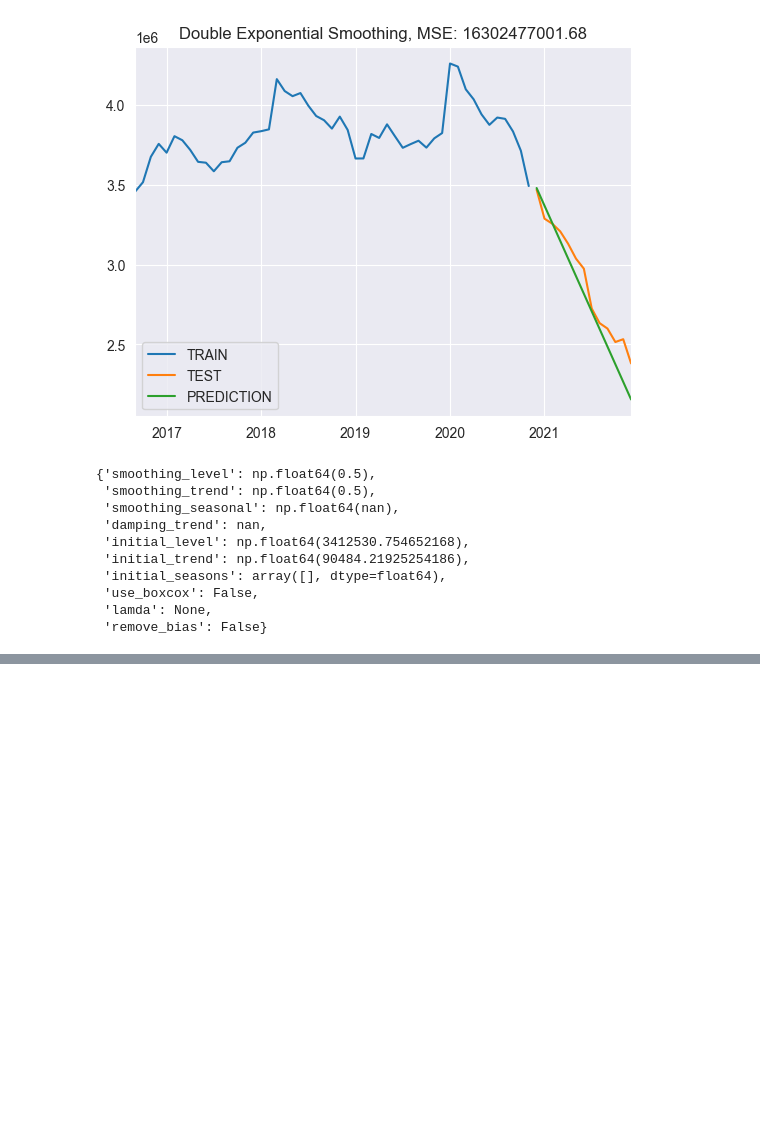
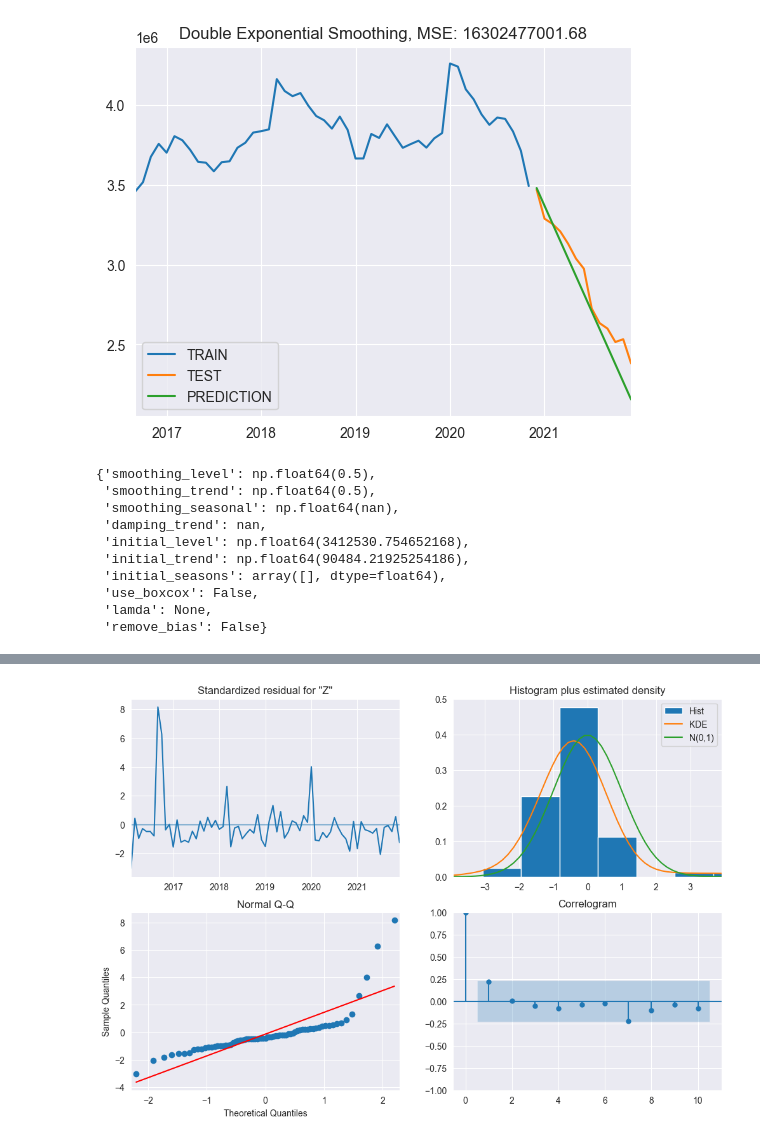
Before and after one commit to JarlPenguin/anomaly_analysis_2025, a Jupyter notebook: analysis.ipynb, the cells around one changed output, grey strips where cells are left out. Cells and saved outputs as stored; diff of their text form; code cells hidden in the pictures; blank space fills up the shorter version.

```diff
--- a/analysis.ipynb
+++ b/analysis.ipynb
@@ -448,0 +458,10 @@ best_alpha: 0.77, best_beta: 0.27, mse: 3077585793.27
+# %%
+otkrytiye_ZDLPRR_exog = otkrytiye_ZDLPRR.copy()
+otkrytiye_ZDLPRR_exog["anomaly_1"] = np.float64(otkrytiye_ZDLPRR_exog.index == "2016-09-01")
+# %%
+model_otkrytiye = SARIMAX(otkrytiye_ZDLPRR_exog["ZDLPRR_2209"], exog=otkrytiye_ZDLPRR_exog["anomaly_1"], order=(1, 1, 3))
+results_otkrytiye = model_otkrytiye.fit()
+results_otkrytiye.plot_diagnostics(figsize=(12, 8))
+plt.show()
+# %% [output]
+[figure, added]
```
Also changed, not shown: parts of 18 cells of this notebook.
